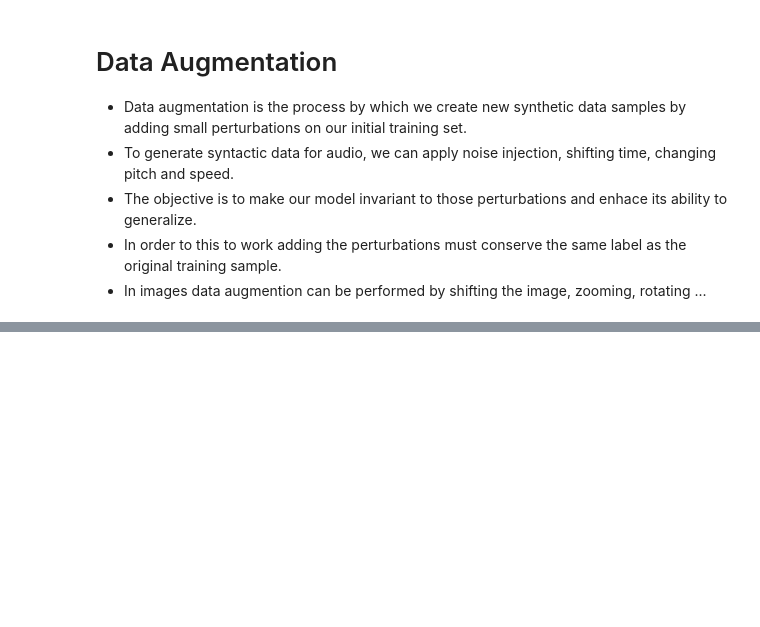
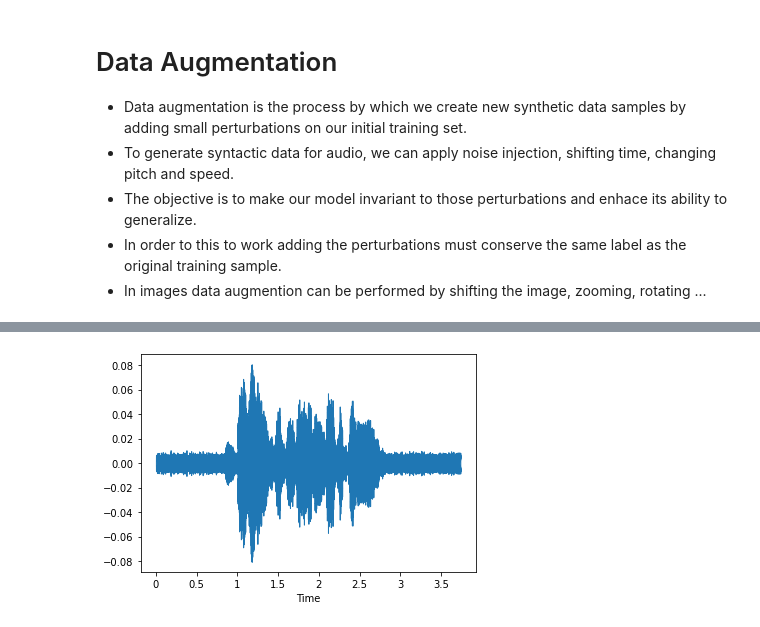
Before and after one commit to vytruchenko/emotional-speech-recognition, a Jupyter notebook: emotional-speech.ipynb, the cells around one changed output, grey strips where cells are left out. Saved outputs shown, nothing was run; the diff lists cells and outputs as text; code cells hidden in the pictures; blank space fills up the shorter version.

Commit message:
add data augmentation

```diff
--- a/emotional-speech.ipynb
+++ b/emotional-speech.ipynb
@@ -125,11 +125,22 @@ Audio(path)
 - The objective is to make our model invariant to those perturbations and enhace its ability to generalize.
 - In order to this to work adding the perturbations must conserve the same label as the original training sample.
 - In images data augmention can be performed by shifting the image, zooming, rotating ...
-# %%
-def add_noise(data):
-    noise_amp = 0.35*np.random.uniform()*np.amax(data)
-    data = data + noise_amp*np.random.normal(size=data.shape[0])
-    return data
+# %%
+def add_noise(data):
+    # TODO: rewrite this using soundfile library
+    noise_amp = 0.15*np.random.uniform()*np.amax(data)
+    data = data + noise_amp*np.random.normal(size=data.shape[0])
+    return data
+
+def add_stretching(data, rate):
+    return librosa.effects.time_stretch(y=data, rate=rate)
+
+def add_shift(data):
+    shift_range = int(np.random.uniform(low=-5, high = 5)*1000) # random shifting integer between -5000 and 5000
+    return np.roll(data, shift_range)
+
+def add_pitch_shift(data, sampling_rate, pitch_factor=0.7):
+    return librosa.effects.pitch_shift(data, sampling_rate, pitch_factor)
 # %%
 path = np.array(data_df.Path)[66]
 data, sample_rate = librosa.load(path)
@@ -140,3 +151,13 @@ Audio(path)
 # %% [output]
 [figure]
 [interactive output not drawn]
+# %%
+# 2. Noise injection
+data_with_noise = add_noise(data)
+#print(data_with_noise.shape)
+#TODO: find out why data with noise canot be loaded to librosa
+#data_with_noise, sample_rate = librosa.load(data_with_noise)
+#create_waveplot(data_with_noise, sample_rate)
+librosa.display.waveshow(y=data_with_noise, sr=sample_rate)
+Audio(data_with_noise, rate=sample_rate)
+# %% [output]
@@ -142,0 +165 @@ Audio(path)
+[figure, added]
```
Also changed, not shown: parts of 4 cells of this notebook.
